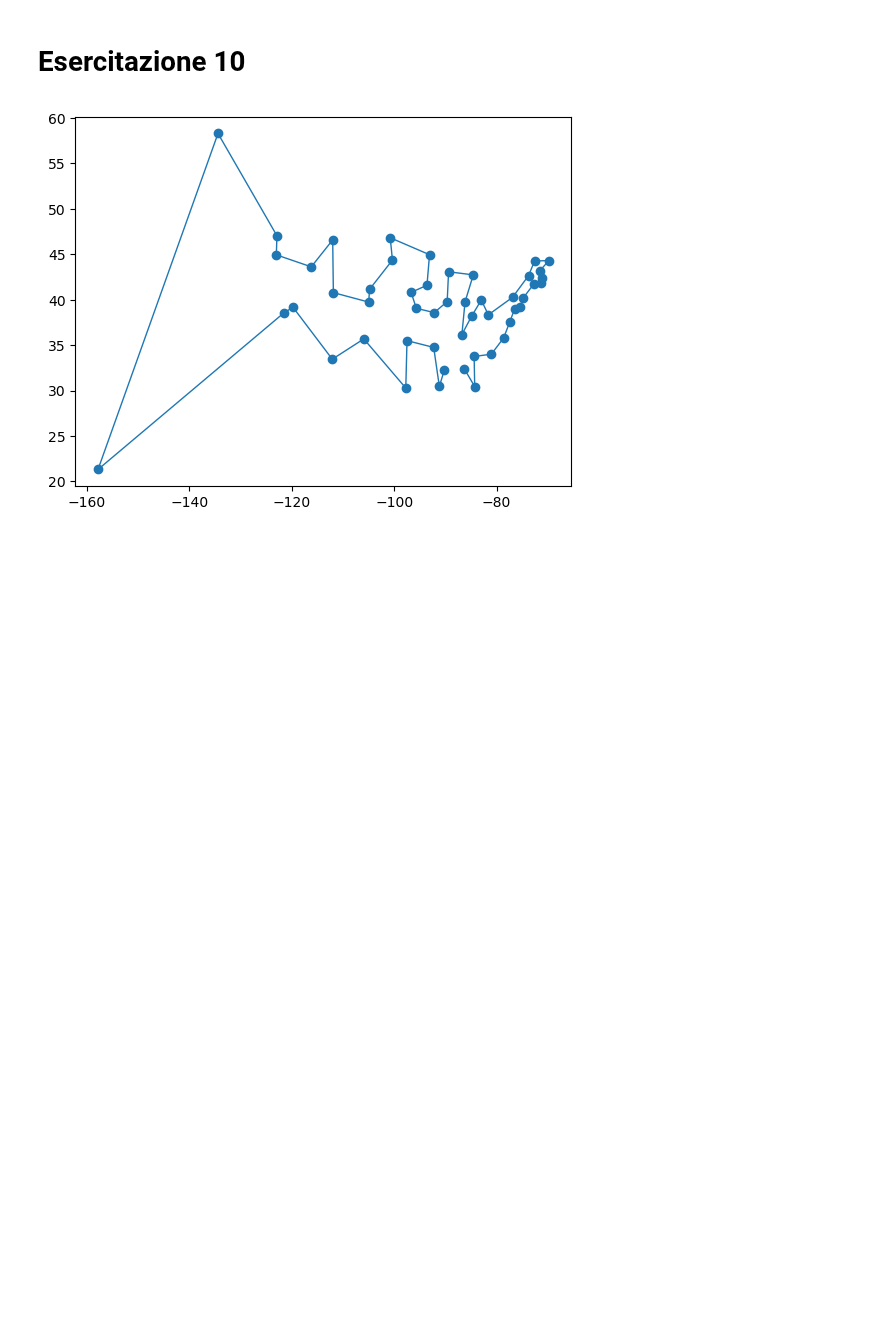
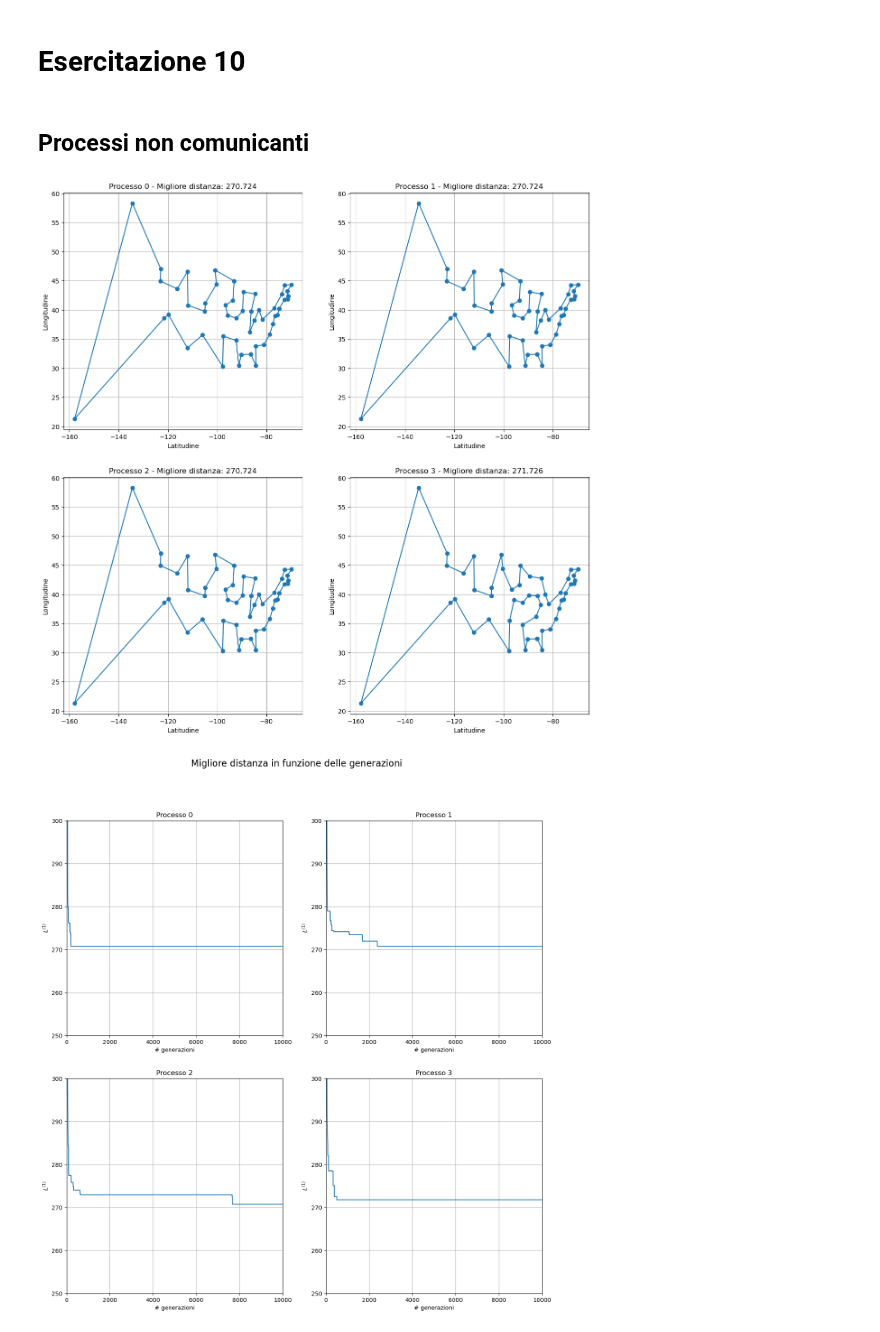
Before and after one commit to paolo-magnani/Esercizi_LSN, a Jupyter notebook: Es10/Paolo_Magnani_Esercitazione_10.ipynb, the cells around one changed output. Drawn from its saved outputs; the diff is of its cells as text; code cells hidden in the pictures; blank space fills up the shorter version.

```diff
--- a/Es10/Paolo_Magnani_Esercitazione_10.ipynb
+++ b/Es10/Paolo_Magnani_Esercitazione_10.ipynb
@@ -6,11 +6,45 @@ import matplotlib.pyplot as plt
 import numpy as np
 import math
 import seaborn as sns
-
-x, y = np.loadtxt("risultati/best_path_square.dat", usecols=(1,2), delimiter=',', unpack='true')
-
-plt.plot(x, y, lw=1, marker='o')
-
-plt.show()
+color_palette = sns.color_palette("bright")
-# %% [output]
-[figure, removed]
+# %% [markdown]
+## Processi non comunicanti
+# %%
+x = [[]for _ in range(4)]
+y = [[]for _ in range(4)]
+best = [[]for _ in range(4)]
+gen = [[]for _  in range(4)]
+mean = [[]for _ in range(4)]
+
+for i in range(4):
+    x[i], y[i] = np.loadtxt("risultati/indipendent/path_rank_"+str(i)+".dat", usecols=(1,2), unpack='true', delimiter=',')
+    gen[i], best[i], mean[i] = np.loadtxt("risultati/indipendent/distance_rank_"+str(i)+".dat", usecols=(0,1,2), unpack='true', delimiter=',')
+    x[i] = np.append(x[i],x[i][0])
+    y[i] = np.append(y[i],y[i][0])
+
+fig, ax = plt.subplots(2,2, figsize=(15,15))
+
+for i in range(4):
+    ax[i // 2, i % 2].plot(x[i], y[i], lw=1.5, marker='o')
+    ax[i // 2, i % 2].set_title('Processo '+str(i)+' - Migliore distanza: '+str(best[i][-1]))
+    ax[i // 2, i % 2].set_xlabel('Latitudine')
+    ax[i // 2, i % 2].set_ylabel('Longitudine')
+    ax[i // 2, i % 2].grid(True)
+plt.show()
+
+fig, ax = plt.subplots(2,2, figsize=(15,15))
+
+fig.suptitle('Migliore distanza in funzione delle generazioni', size=16)
+
+for i in range(4):
+    ax[i // 2, i % 2].plot(gen[i], best[i])
+    ax[i // 2, i % 2].set_title('Processo '+str(i))
+    ax[i // 2, i % 2].set_xlabel('# generazioni')
+    ax[i // 2, i % 2].set_ylabel('$L^{(1)}$')
+    ax[i // 2, i % 2].set_xlim(0, 10000)
+    ax[i // 2, i % 2].set_ylim(250, 300)
+    ax[i // 2, i % 2].grid(True)
+plt.show()
+# %% [output]
+[figure, added]
+[figure, added]
```
Also changed, not shown: parts of 1 cell of this notebook.
